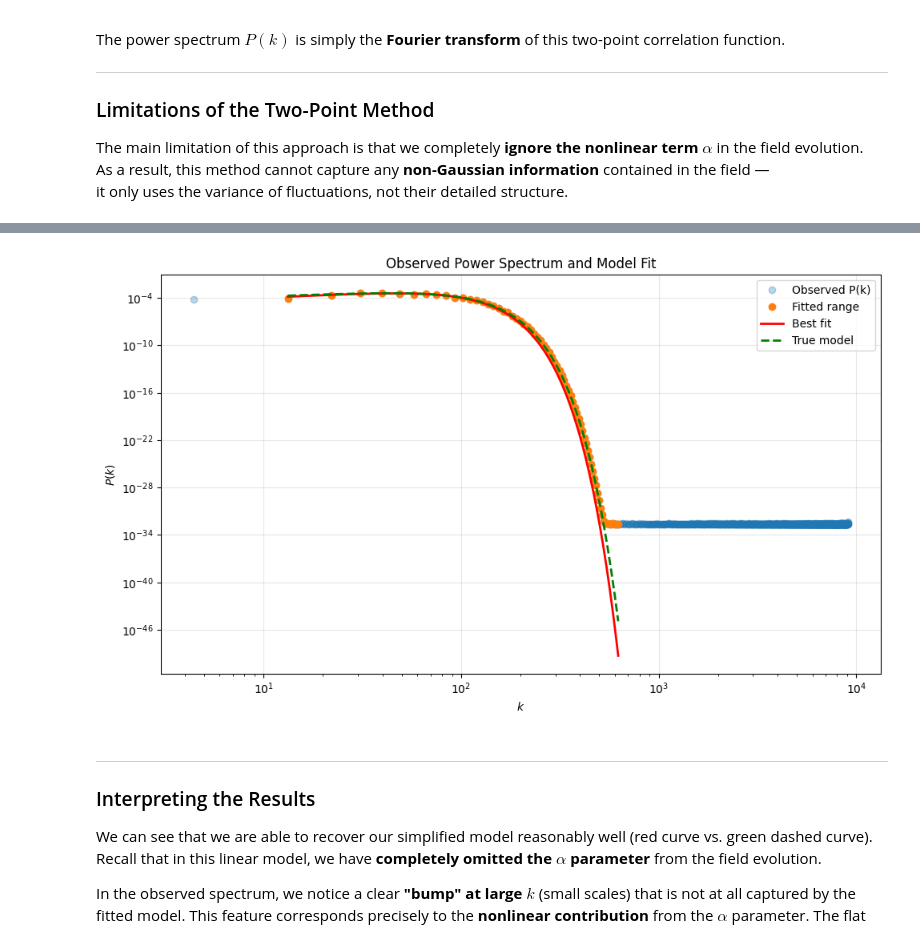
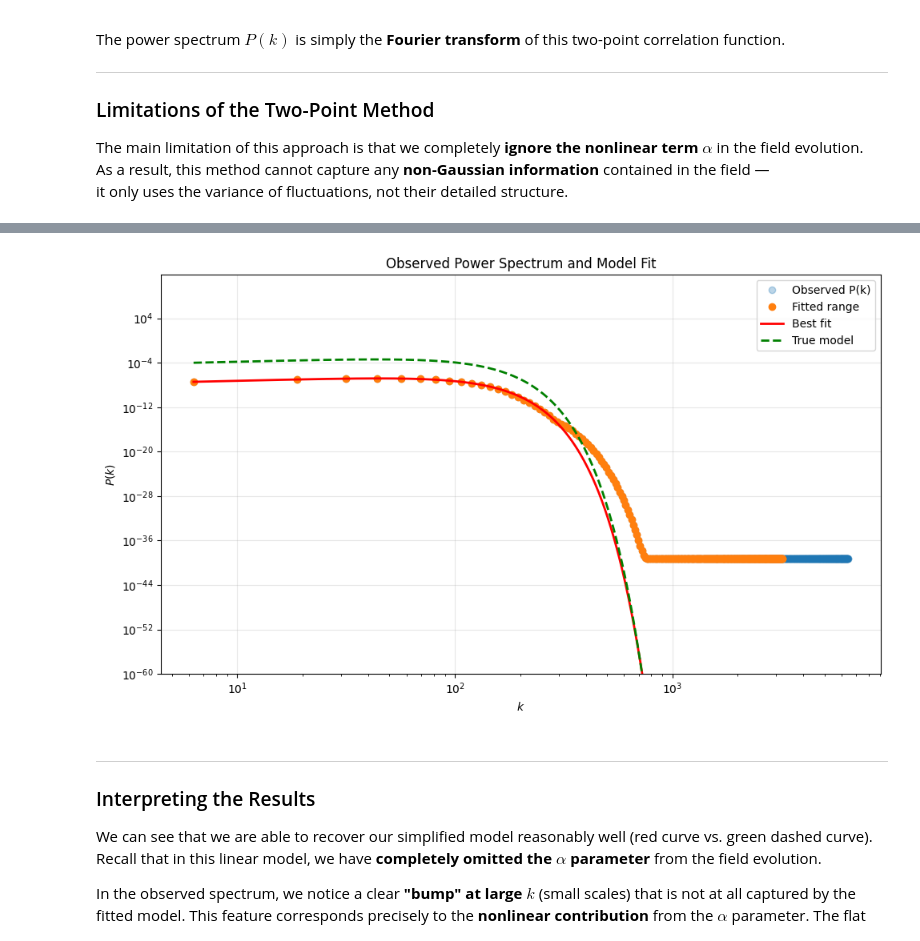
Before and after one commit to Joletaxi19/thesis-desi-cmb-fli, a Jupyter notebook: notebooks/FLI_introduction.ipynb, the cells around one changed output, grey strips where cells are left out. Drawn from its saved outputs; the diff is of its cells as text; code cells hidden in the pictures.

```diff
--- a/notebooks/FLI_introduction.ipynb
+++ b/notebooks/FLI_introduction.ipynb
@@ -153,7 +153,7 @@ import numpy as np
 # ---------------- Parameters ----------------
 L = 1.0  # length of the box side (arbitrary units)
 N = 2048  # number of grid points
-rng = np.random.default_rng(4042)
+rng = np.random.default_rng(4042) # random number generator
 
 # Matter field parameters
 sigma_delta_ini = 1e-5  # standard deviation of initial density contrast δ_ini at z=1000
@@ -177,16 +177,16 @@ def Pk(k, A, n, k_c, L):
         tilt = np.where(k > 0.0, (k / k0) ** n, 0.0)
     return A * tilt * np.exp(-(k**2) / k_c**2)
 
-
-Pk_grid = sigma_delta_ini**2 * Pk(K, A, n, k_c, L)
-
 # -------- Generate the initial density field -------
 white_noise = rng.normal(size=(N, N))
 Wk = np.fft.fft2(white_noise)
-delta_k = np.sqrt(Pk_grid) * Wk
+delta_k = np.sqrt(Pk(K, A, n, k_c, L)) * Wk
 delta_ini = np.fft.ifft2(delta_k).real
 
-# Convert to density field ρ(x) = ρ̄ (1 + δ)
+# Normalize to desired stddev
+delta_ini *= sigma_delta_ini / np.std(delta_ini)
+
+# Convert to density field
 rho_field = rho_bar * (1 + delta_ini)
 
 # ---------------- Visualization ----------------
@@ -261,14 +262,12 @@ z_final = 0
 # Growth parameters (following standard convention: D(z=0) = 1)
 D_ini = 1.0 / 1001.0  # D(z=1000) ≈ 1/1001
 D_0 = 1.0  # D(z=0) = 1 by convention
-alpha_ini = D_ini**2  # α(z=1000) ≈ 10^-6
-alpha_0 = D_0**2  # α(z=0) = 1
+alpha_ini = D_ini**2  # alpha(z=1000) ≈ 10^-6
+alpha_0 = D_0**2  # alpha(z=0) = 1
 
 # --- Evolution model ---
-# delta(z=0) = D(z=0)/D(z_ini) * delta_ini + [α(z=0) - α(z_ini)·(D(z=0)/D(z_ini))^2] * [delta_ini^2 - <delta_ini^2>]
-# Since D(z=0) = 1 and D(z_ini) ≈ 1/1000, we have D(z=0)/D(z_ini) ≈ 1000
 growth_ratio = D_0 / D_ini
-delta_0 = growth_ratio * delta_ini + (alpha_0 - alpha_ini * growth_ratio**2) * (
+delta_0 = growth_ratio * delta_ini + (17/21) * alpha_0 * growth_ratio**2 * (
     delta_ini**2 - (delta_ini**2).mean()
 )
 
@@ -408,12 +407,13 @@ delta_obs = (rho_evolved - rho_bar_estimated) / rho_bar_estimated
 delta_obs_k = np.fft.fft2(delta_obs)
 
 # Step 3: Compute the 2D power spectrum
-P_obs_2d = np.abs(delta_obs_k) ** 2 / N**2
+P_obs_2d = (L**2 / N**4) * np.abs(delta_obs_k)**2
 
 # Step 4: Azimuthally average to get 1D power spectrum
-# Create radial bins
-k_max = np.sqrt(2) * np.pi * N / L
-k_bins = np.linspace(0, k_max, N // 2 + 5)
+# Create radial bins (limit to Nyquist frequency to avoid aliasing artifacts)
+k_nyquist = np.pi * N / L
+k_max = k_nyquist # Restrict to Nyquist instead of sqrt(2) * k_nyquist
+k_bins = np.linspace(0, k_max, N // 4) # Fewer bins for cleaner averaging
 k_centers = 0.5 * (k_bins[:-1] + k_bins[1:])
 
 # Bin the 2D power spectrum by radial wavenumber
@@ -430,7 +430,7 @@ P_obs_1d = P_obs_1d[valid]
 
 
 def P_model(k, sigma_sq, n_fit, kc_fit):
-    """Model: P(k) = (D·σ_δ,ini)^2 * P_shape(k; n, k_c)
+    """Model: P(k) = (D·sigma_delta,ini)^2 * P_shape(k; n, k_c)
     where sigma_sq = D^2(z=0) * sigma_delta_ini^2 = sigma_delta_ini^2 (since D(z=0)=1)
     """
     with np.errstate(divide="ignore", invalid="ignore"):
@@ -438,8 +438,8 @@ def P_model(k, sigma_sq, n_fit, kc_fit):
     return result
 
 
-# Fit only for reasonable k range (avoid k=0 and very high k with noise)
-fit_mask = (k_centers > k0) & (k_centers < 10 * k_c)
+# Fit only for reasonable k range (avoid k=0 and limit to half Nyquist to avoid nonlinear regime)
+fit_mask = (k_centers > k0) & (k_centers < 0.5 * k_nyquist)
 k_fit = k_centers[fit_mask]
 P_fit = P_obs_1d[fit_mask]
 
@@ -460,16 +460,16 @@ try:
     print("Two-Point Correlation Function Method Results")
     print("=" * 60)
     print("\nTrue values:")
-    print(f"  sigma_delta_ini = {sigma_delta_ini:.2e}")
-    print(f"  n               = {n}")
-    print(f"  k_c             = {k_c:.4f}")
+    print(f" sigma_delta_ini = {sigma_delta_ini:.2e}")
+    print(f" n = {n}")
+    print(f" k_c = {k_c:.4f}")
     print("\nFitted values:")
     print(
-        f"  sigma_delta_ini = {sigma_fitted:.2e}  (relative error: {abs(sigma_fitted - sigma_delta_ini) / sigma_delta_ini * 100:.2f}%)"
+    f" sigma_delta_ini = {sigma_fitted:.2e} (relative error: {abs(sigma_fitted - sigma_delta_ini) / sigma_delta_ini * 100:.2f}%)"
     )
-    print(f"  n               = {n_fitted:.4f}  (absolute error: {abs(n_fitted - n):.4f})")
+    print(f" n = {n_fitted:.4f} (absolute error: {abs(n_fitted - n):.4f})")
     print(
-        f"  k_c             = {kc_fitted:.4f}  (relative error: {abs(kc_fitted - k_c) / k_c * 100:.2f}%)"
+    f" k_c = {kc_fitted:.4f} (relative error: {abs(kc_fitted - k_c) / k_c * 100:.2f}%)"
     )
     print("=" * 60)
 
@@ -480,17 +480,19 @@ try:
     k_smooth = np.logspace(np.log10(k_fit.min()), np.log10(k_fit.max()), 200)
     plt.loglog(k_smooth, P_model(k_smooth, *popt), "r-", lw=2, label="Best fit")
     plt.loglog(
-        k_smooth,
-        P_model(k_smooth, (growth_ratio * sigma_delta_ini) ** 2, n, k_c),
-        "g--",
-        lw=2,
-        label="True model",
+    k_smooth,
+    P_model(k_smooth, (growth_ratio * sigma_delta_ini) ** 2, n, k_c),
+    "g--",
+    lw=2,
+    label="True model",
     )
     plt.xlabel(r"$k$")
     plt.ylabel(r"$P(k)$")
     plt.title("Observed Power Spectrum and Model Fit")
     plt.legend()
     plt.grid(True, alpha=0.3)
+    # Set reasonable y-axis limits to avoid showing extremely small values
+    plt.ylim(1e-60, None)
     plt.tight_layout()
     plt.show()
 
@@ -514,5 +516,5 @@ Fitted values:
 ============================================================
-[figure, old version]
+[figure, new version]
 # %% [markdown]
 ---
 
```
Also changed, not shown: parts of 4 cells of this notebook.
